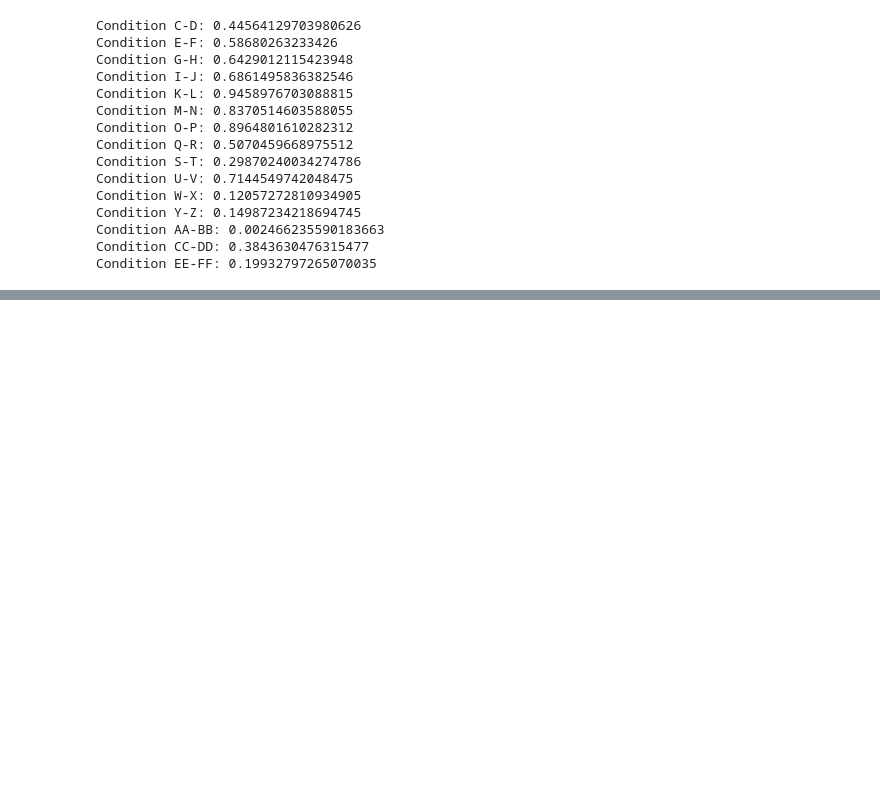
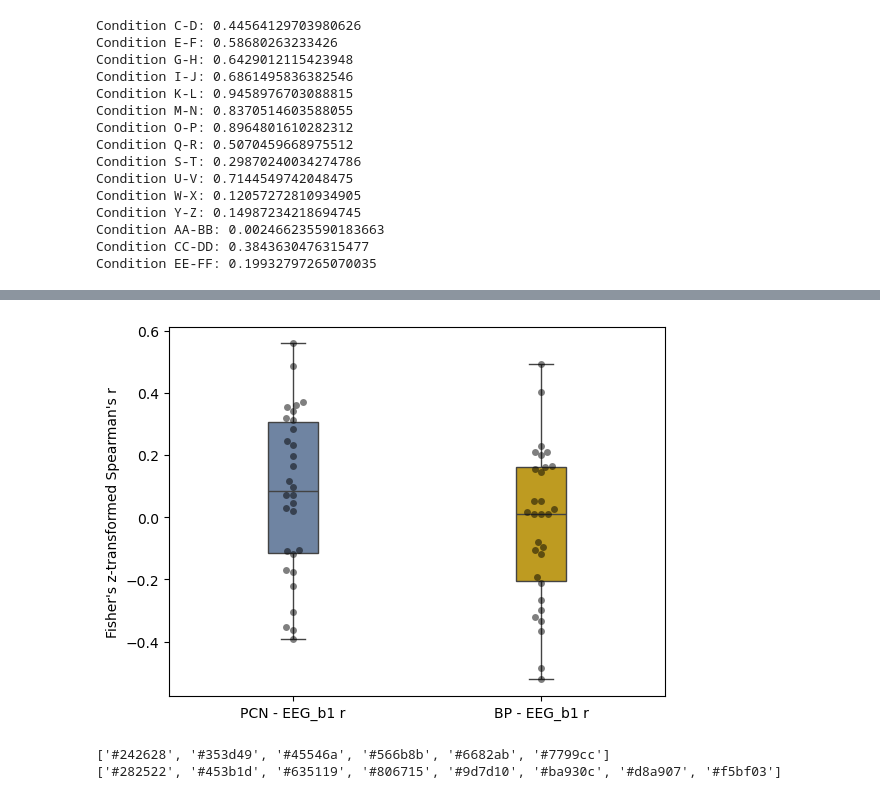
Before and after one commit to dkittelmann/BiMoL, a Jupyter notebook: code/notebooks/ann_based_rsa.ipynb, the cells around one changed output, grey strips where cells are left out. Cells and saved outputs as stored; diff of their text form; code cells hidden in the pictures; blank space fills up the shorter version.

```diff
--- a/code/notebooks/ann_based_rsa.ipynb
+++ b/code/notebooks/ann_based_rsa.ipynb
@@ -958,0 +1258,44 @@ for pid in ids:
+# %%
+data7 = [lz_l_pcn_b1,lz_l_bp_b1]
+
+# Create boxplot
+box_colors = ["#6682ab", "#d8a907"]
+#swarm_colors = ["#7799cc", "#d8a907"]
+category_names = ["PCN - EEG_b1 r", "BP - EEG_b1 r"]
+
+sns.boxplot(data=data7, width=0.2, palette=box_colors)
+
+sns.swarmplot(data=data7, color="black", alpha=0.5) #palette=swarm_colors)
+
+plt.ylabel("Fisher's z-transformed Spearman's r")
+plt.xticks(ticks=[0, 1], labels=category_names)
+
+# Display plot
+plt.show()
+# %% [output]
+[figure, added]
+# %%
+import seaborn as sns
+from matplotlib.colors import rgb2hex
+
+# Create a dark palette
+palette = sns.dark_palette("#79C", as_cmap=False)
+
+# Convert each color in the palette to its hex code
+color_codes = [rgb2hex(color) for color in palette]
+
+# Print color codes
+print(color_codes)
+
+
+# Create a dark palette
+palette = sns.dark_palette("xkcd:golden", 8)
+
+# Convert each color in the palette to its hex code
+color_codes = [rgb2hex(color) for color in palette]
+
+# Print color codes
+print(color_codes)
+# %% [output]
+['#242628', '#353d49', '#45546a', '#566b8b', '#6682ab', '#7799cc']
+['#282522', '#453b1d', '#635119', '#806715', '#9d7d10', '#ba930c', '#d8a907', '#f5bf03']
```
Also changed, not shown: parts of 24 cells of this notebook, 2 other files.
